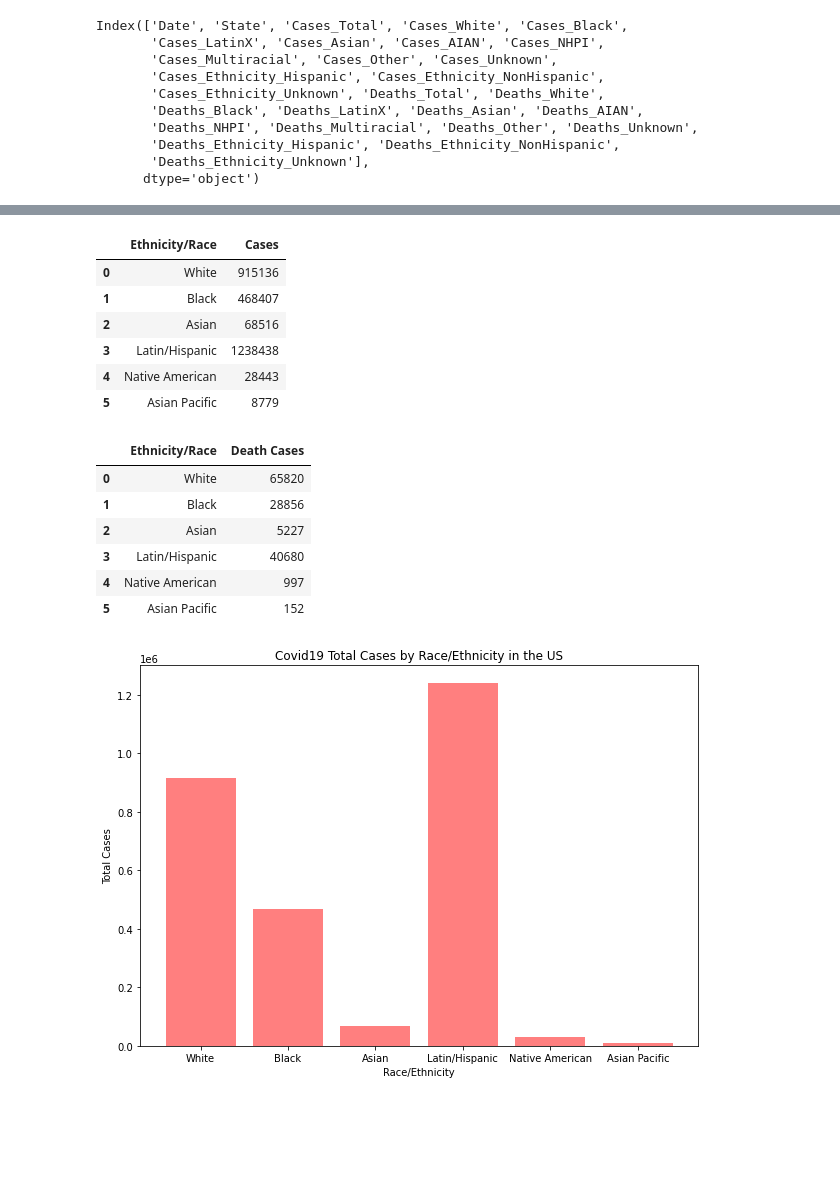
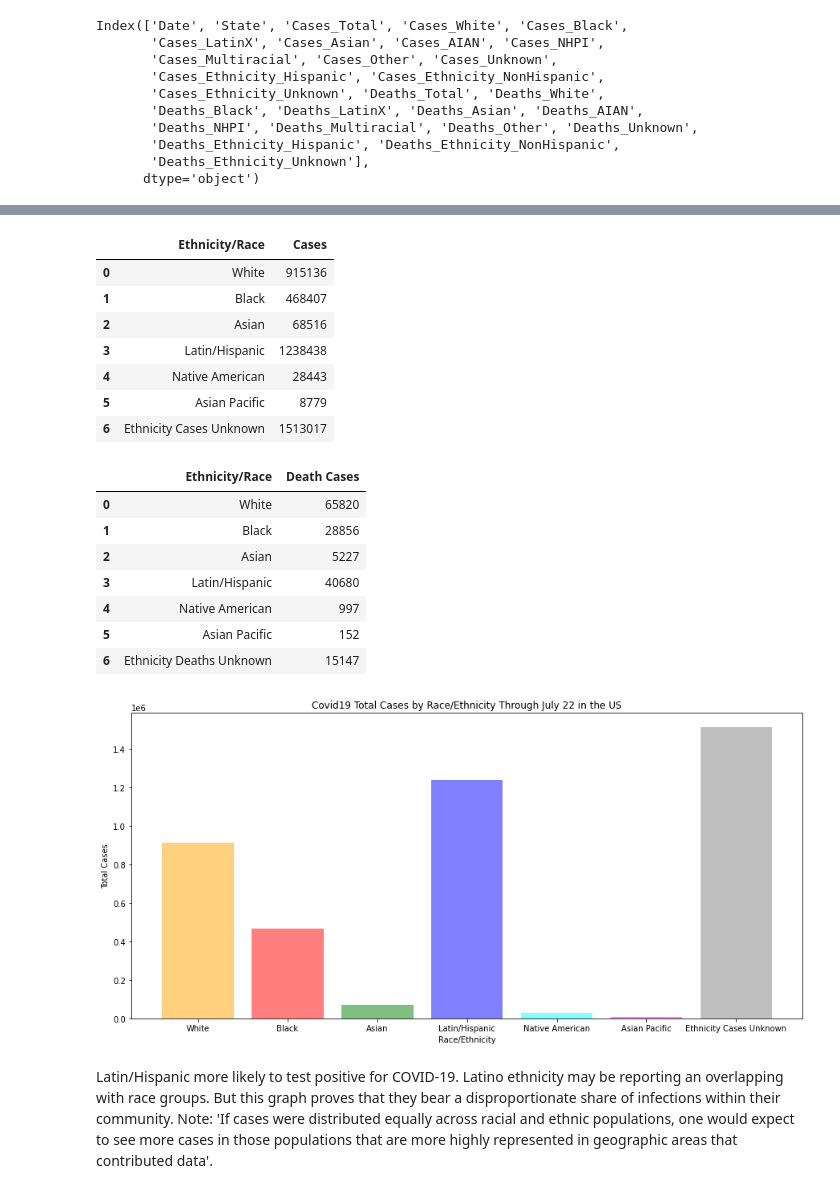
Before and after one commit to allychau/medaquad, a Jupyter notebook: Ethnicity_Race_US/code/ethnicity_race.ipynb, the cells around one changed output, grey strips where cells are left out. Cells and saved outputs as stored; diff of their text form; code cells hidden in the pictures; blank space fills up the shorter version.

Commit message:
edit files and add analysis main notebook ethnicity_race.ipynb

```diff
--- a/Ethnicity_Race_US/code/ethnicity_race.ipynb
+++ b/Ethnicity_Race_US/code/ethnicity_race.ipynb
@@ -100,8 +106,9 @@ cases_latinx_tot = july22_df['Cases_LatinX'].sum()
 cases_asian_tot = july22_df['Cases_Asian'].sum()
 cases_aian_tot = july22_df['Cases_AIAN'].sum()
 cases_nhpi_tot = july22_df['Cases_NHPI'].sum()
-cases_ethn_hisp_tot = july22_df['Cases_Ethnicity_Hispanic'].sum()
-cases_latin_hisp_tot = cases_latinx_tot + cases_ethn_hisp_tot
+cases_hisp_tot = july22_df['Cases_Ethnicity_Hispanic'].sum()
+cases_latin_hisp_tot = cases_latinx_tot + cases_hisp_tot
+cases_ethnicity_unknown = july22_df['Cases_Ethnicity_Unknown'].sum()
 
 deaths_tot = july22_df['Deaths_Total'].sum()
 deaths_white_tot = july22_df['Deaths_White'].sum()
@@ -110,7 +117,6 @@ deaths_latinx_tot = july22_df['Deaths_LatinX'].sum()
 deaths_asian_tot = july22_df['Deaths_Asian'].sum()
 deaths_aian_tot = july22_df['Deaths_AIAN'].sum()
 deaths_nhpi_tot = july22_df['Deaths_NHPI'].sum()
-deaths_ethn_hisp_tot = july22_df['Deaths_Ethnicity_Hispanic'].sum()
-
-
-deaths_latin_hisp_tot = deaths_latinx_tot + deaths_ethn_hisp_tot
+deaths_hisp_tot = july22_df['Deaths_Ethnicity_Hispanic'].sum()
+deaths_latin_hisp_tot = deaths_latinx_tot + deaths_hisp_tot
+deaths_ethnicity_unknown = july22_df['Deaths_Ethnicity_Unknown'].sum()
@@ -164,9 +136,10 @@ deaths_latin_hisp_tot: 40680
 #                                   'Death aian_tot': [deaths_aian_tot],
 #                                   'Death nhpi_tot': [deaths_nhpi_tot]})
 # %%
-ethn_case_summary = pd.DataFrame({'Ethnicity/Race': ['White','Black','Asian','Latin/Hispanic','Native American','Asian Pacific'],
+ethn_case_summary = pd.DataFrame({'Ethnicity/Race': ['White','Black','Asian','Latin/Hispanic','Native American','Asian Pacific',\
+                                                    'Ethnicity Cases Unknown'],
                            'Cases': [cases_white_tot,cases_black_tot,cases_asian_tot,cases_latin_hisp_tot,cases_aian_tot,\
-                                           cases_nhpi_tot]})
+                                           cases_nhpi_tot, cases_ethnicity_unknown]})
 ethn_case_summary
 # %% [output]
 |  | Ethnicity/Race | Cases |
@@ -176,10 +149,12 @@ ethn_case_summary
 | 3 | Latin/Hispanic | 1238438 |
 | 4 | Native American | 28443 |
 | 5 | Asian Pacific | 8779 |
+| 6 | Ethnicity Cases Unknown | 1513017 |
 # %%
-ethn_death_summary = pd.DataFrame({'Ethnicity/Race': ['White','Black','Asian','Latin/Hispanic','Native American','Asian Pacific'],
+ethn_death_summary = pd.DataFrame({'Ethnicity/Race': ['White','Black','Asian','Latin/Hispanic','Native American','Asian Pacific',\
+                                                      'Ethnicity Deaths Unknown'],
                            'Death Cases': [deaths_white_tot,deaths_black_tot,deaths_asian_tot,deaths_latin_hisp_tot,\
-                                           deaths_aian_tot, deaths_nhpi_tot]})
+                                           deaths_aian_tot, deaths_nhpi_tot,deaths_ethnicity_unknown]})
 ethn_death_summary
 # %% [output]
 |  | Ethnicity/Race | Death Cases |
@@ -189,20 +164,25 @@ ethn_death_summary
 | 3 | Latin/Hispanic | 40680 |
 | 4 | Native American | 997 |
 | 5 | Asian Pacific | 152 |
+| 6 | Ethnicity Deaths Unknown | 15147 |
 # %%
 x_axis = np.arange(len(ethn_case_summary))
-plt.figure(figsize=(10,7))
-plt.bar(x_axis, ethn_case_summary["Cases"], color='r',alpha=0.5, align="center")
+plt.figure(figsize=(15,7))
+plt.bar(x_axis, ethn_case_summary["Cases"], color=('orange', 'red', 'green', 'blue', 'cyan','magenta','gray'),
+        alpha=0.5, align="center")
 tick_locations = [value for value in x_axis]
 plt.xticks(tick_locations,ethn_case_summary["Ethnicity/Race"])
 # Give our chart some labels and a tile
-plt.title("Covid19 Total Cases by Race/Ethnicity in the US")
+plt.title("Covid19 Total Cases by Race/Ethnicity Through July 22 in the US")
 plt.xlabel("Race/Ethnicity")
 plt.ylabel("Total Cases")
 
-plt.savefig("../Images/ethnicity_case_chart.png")
+plt.savefig("../Images/EthnicityCase_bar.png")
 plt.show()
 # %% [output]
-[figure, old version]
+[figure, new version]
+# %% [markdown]
+Latin/Hispanic more likely to test positive for COVID-19.  Latino ethnicity may be reporting an overlapping with race groups.  But this graph proves that they bear a disproportionate share of infections within their community.
+Note:  'If cases were distributed equally across racial and ethnic populations, one would expect to see more cases in those populations that are more highly represented in geographic areas that contributed data'.
 # %%
 x_axis = np.arange(len(ethn_death_summary))
```
Also changed, not shown: parts of 27 cells of this notebook.
